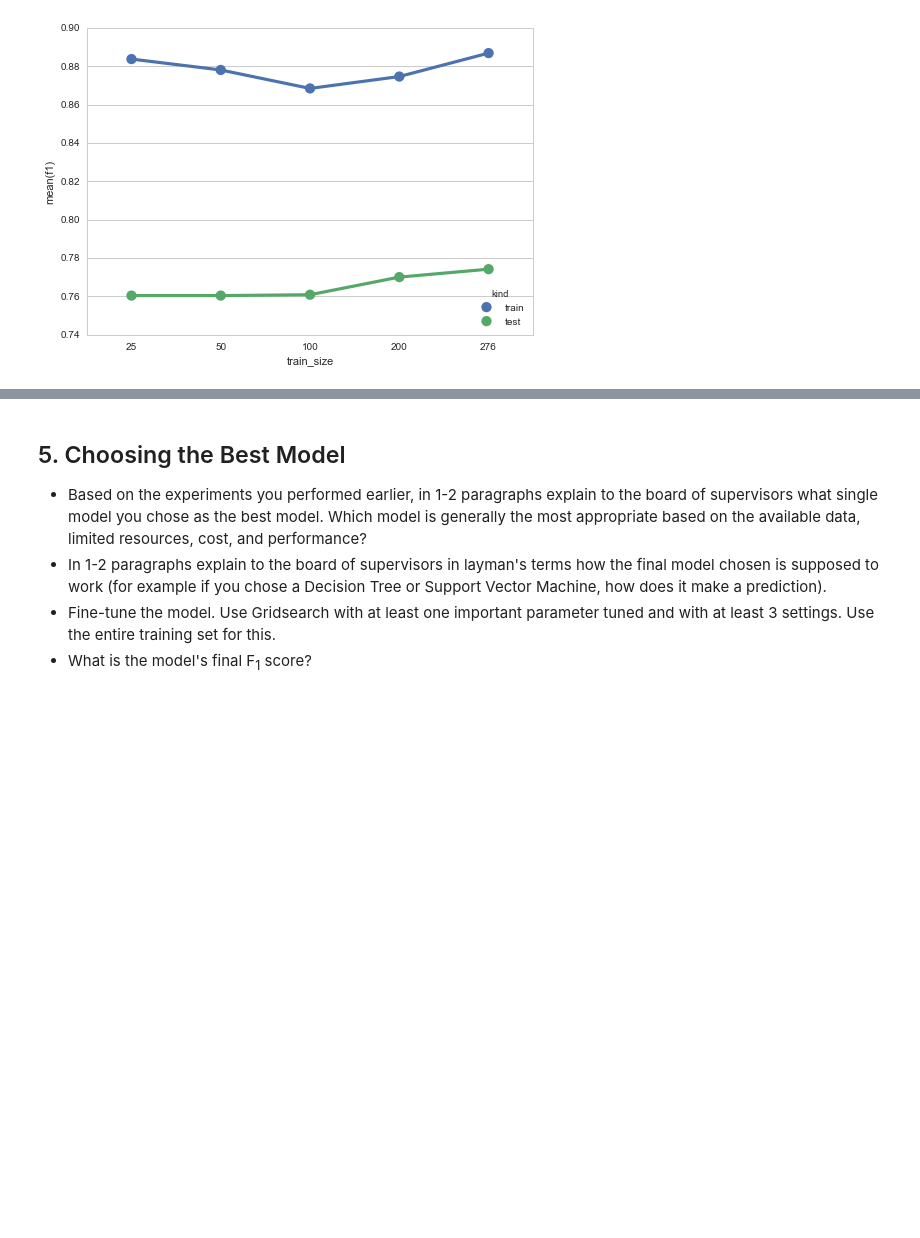
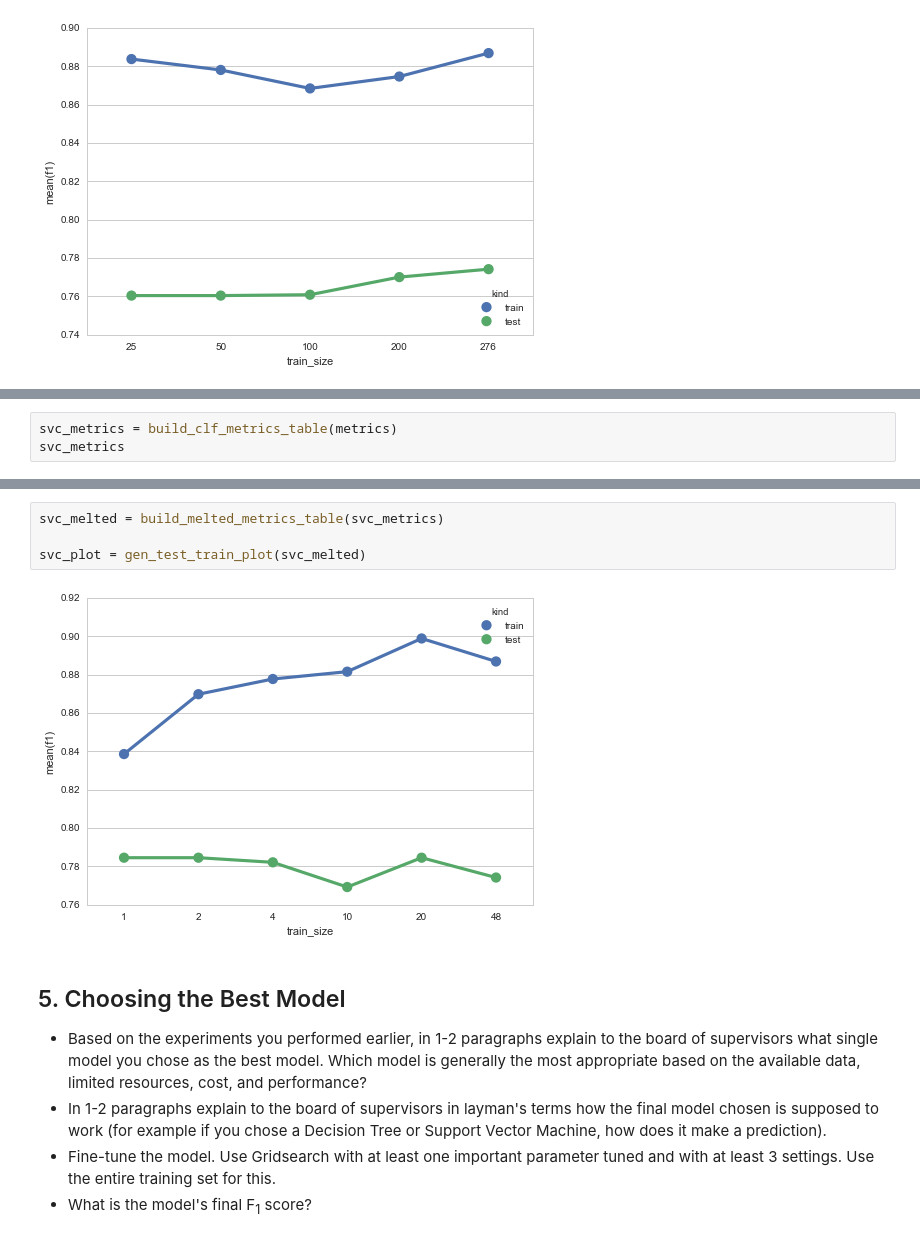
Before and after one commit to baumanab/Udacity_MachineLearningEngineer_ND, a Jupyter notebook: projects/student_intervention/student_intervention.ipynb, the cells around one changed output, grey strips where cells are left out. Drawn from its saved outputs; the diff is of its cells as text; blank space fills up the shorter version.

```diff
--- a/projects/student_intervention/student_intervention.ipynb
+++ b/projects/student_intervention/student_intervention.ipynb
@@ -672,0 +771,3 @@ svc_plot = gen_test_train_plot(svc_melted)
+# %%
+svc_metrics = build_clf_metrics_table(metrics)
+svc_metrics
@@ -673,3 +782,9 @@ svc_plot = gen_test_train_plot(svc_melted)
+# %%
+svc_melted = build_melted_metrics_table(svc_metrics)
+
+svc_plot = gen_test_train_plot(svc_melted)
+# %% [output]
+[figure, added]
 # %% [markdown]
 ## 5. Choosing the Best Model
 
```
Also changed, not shown: parts of 27 cells of this notebook.
